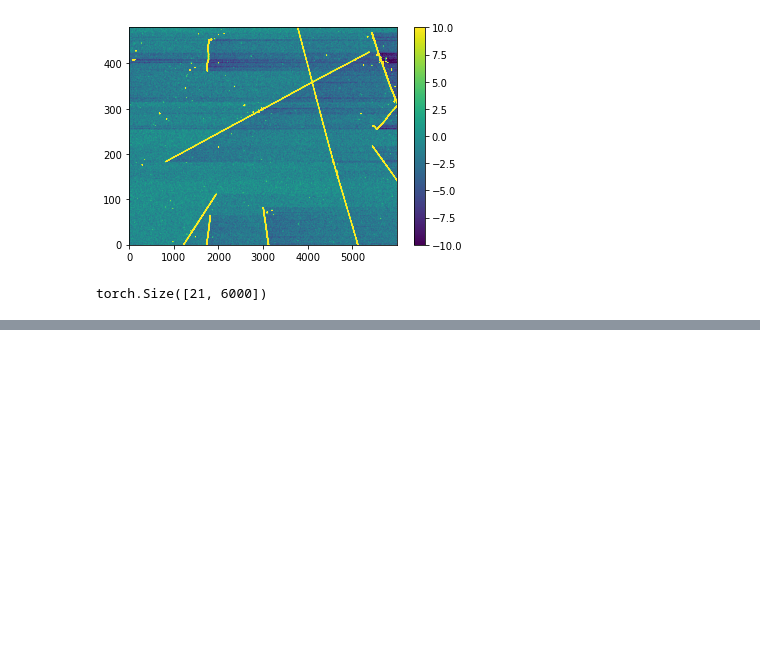
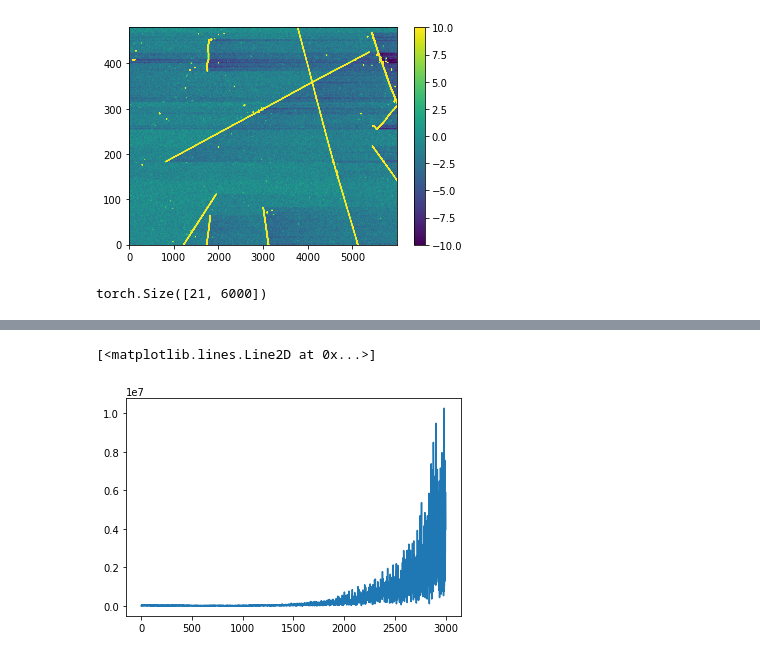
Before and after one commit to calcuttj/pyre-cell, a Jupyter notebook: Response.ipynb, the cells around one changed output, grey strips where cells are left out. Saved outputs shown, nothing was run; the diff lists cells and outputs as text; code cells hidden in the pictures; blank space fills up the shorter version.

```diff
--- a/Response.ipynb
+++ b/Response.ipynb
@@ -146,0 +170,7 @@ responsed_coll = torch.fft.irfft(torch.fft.ifft(filter((coll_fftd/padded_fft).T)
+# %%
+b = torch.fft.ifft((responsed.T * filter_vals).T, axis=0)
+# %%
+plt.plot(torch.abs(b[0]))
+# %% [output]
+[<matplotlib.lines.Line2D at 0x...>]
+[figure, added]
```
Also changed, not shown: parts of 43 cells of this notebook, 2 other files.
